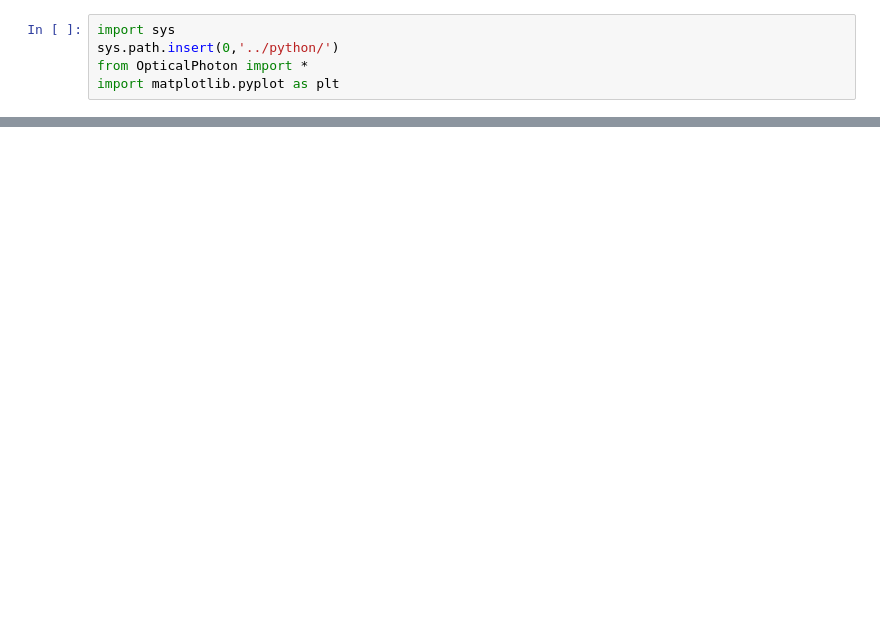
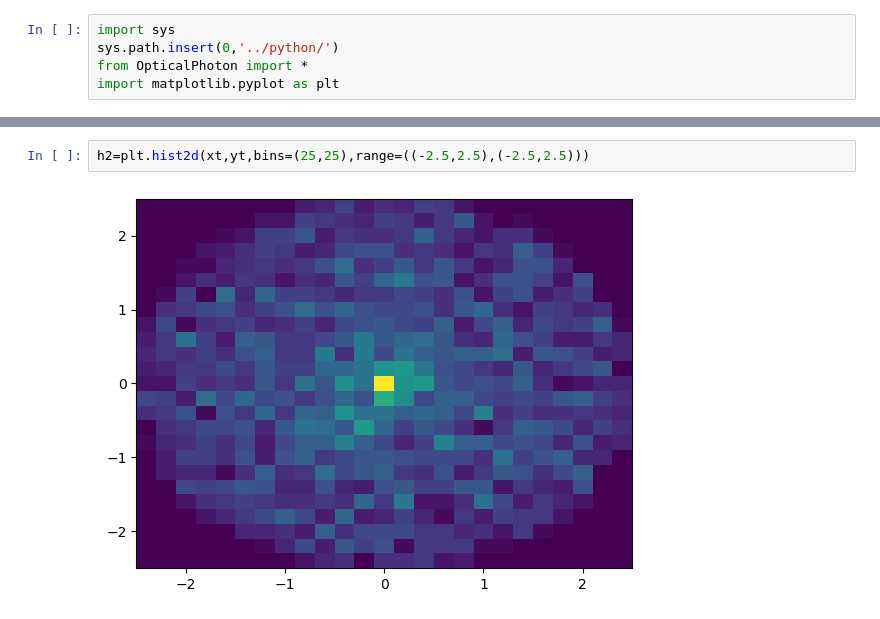
Before and after one commit to acolijn/OptoSim, a Jupyter notebook: notebook/test env.ipynb, the cells around one changed output, grey strips where cells are left out. Saved outputs shown, nothing was run; the diff lists cells and outputs as text; blank space fills up the shorter version.

```diff
--- a/notebook/test env.ipynb
+++ b/notebook/test env.ipynb
@@ -60,0 +78,4 @@ theta = np.arange(0,np.pi/2,0.01)
+# %%
+h2=plt.hist2d(xt,yt,bins=(25,25),range=((-2.5,2.5),(-2.5,2.5)))
+# %% [output]
+[figure, added]
```
Also changed, not shown: parts of 10 cells of this notebook, 1 other file.
